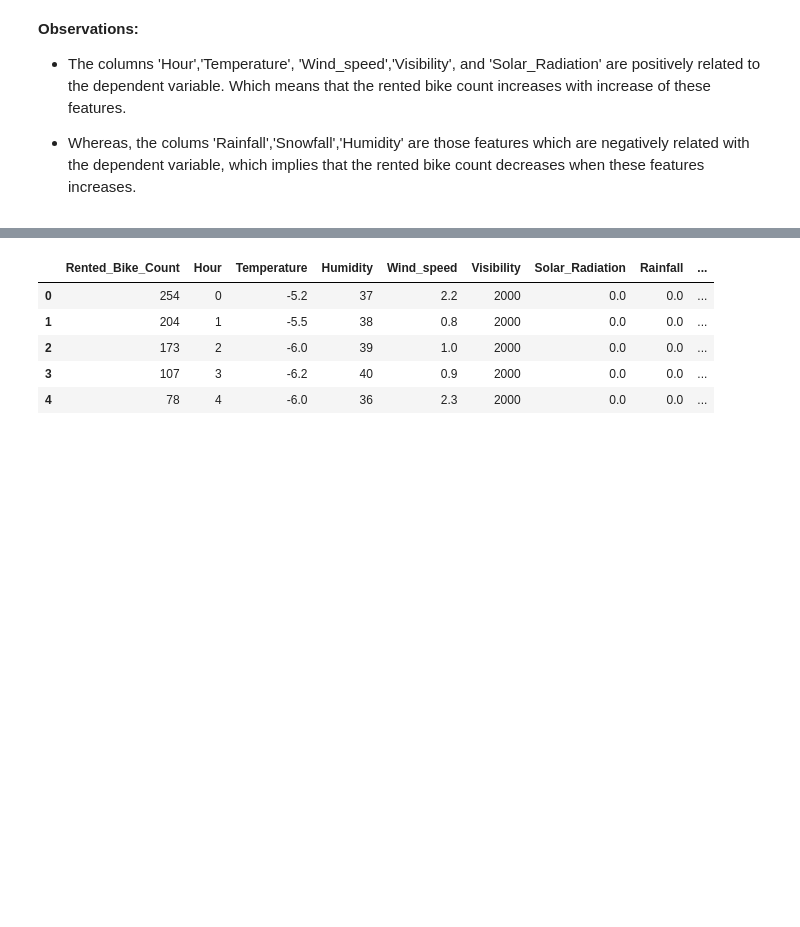
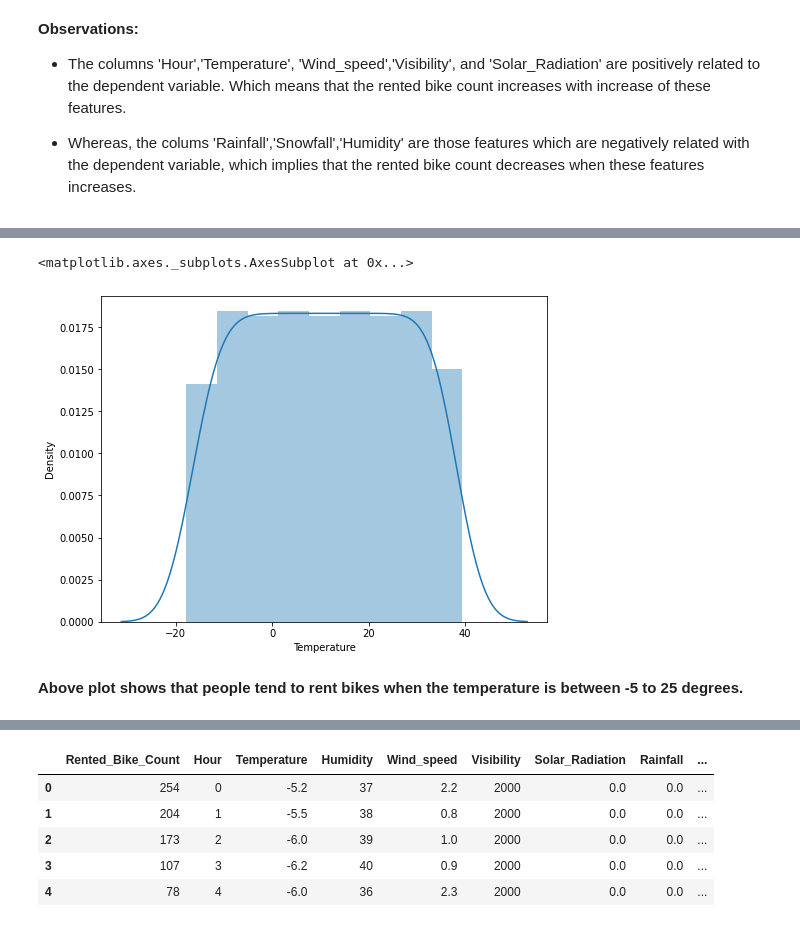
Before and after one commit to gajanankumar/Regression_Capstone_Project, a Jupyter notebook: Bike_Sharing_Demand_Prediction_Capstone_Project.ipynb, the cells around one changed output, grey strips where cells are left out. Saved outputs shown, nothing was run; the diff lists cells and outputs as text; code cells hidden in the pictures; blank space fills up the shorter version.

```diff
--- a/Bike_Sharing_Demand_Prediction_Capstone_Project.ipynb
+++ b/Bike_Sharing_Demand_Prediction_Capstone_Project.ipynb
@@ -497,0 +629,6 @@ dataset=dataset.drop(['Dew_point_temperature'],axis=1)
+# %%
+# creating a dataframe containing the count of bikes rented in different temperature
+
+dataset_temp = pd.DataFrame(dataset.groupby('Temperature')['Rented_Bike_Count'].sum())
+dataset_temp.reset_index(inplace=True)
+dataset_temp
@@ -497,0 +649,10 @@ dataset=dataset.drop(['Dew_point_temperature'],axis=1)
+# %%
+# plot showing distribution of bike rentals according to temperature intensity
+
+plt.figure(figsize=(8,6))
+sns.distplot(dataset_temp['Temperature'])
+# %% [output]
+<matplotlib.axes._subplots.AxesSubplot at 0x...>
+[figure, added]
+# %% [markdown]
+**Above plot shows that people tend to rent bikes when the temperature is between -5 to 25 degrees.**
```
Also changed, not shown: parts of 165 cells of this notebook.
